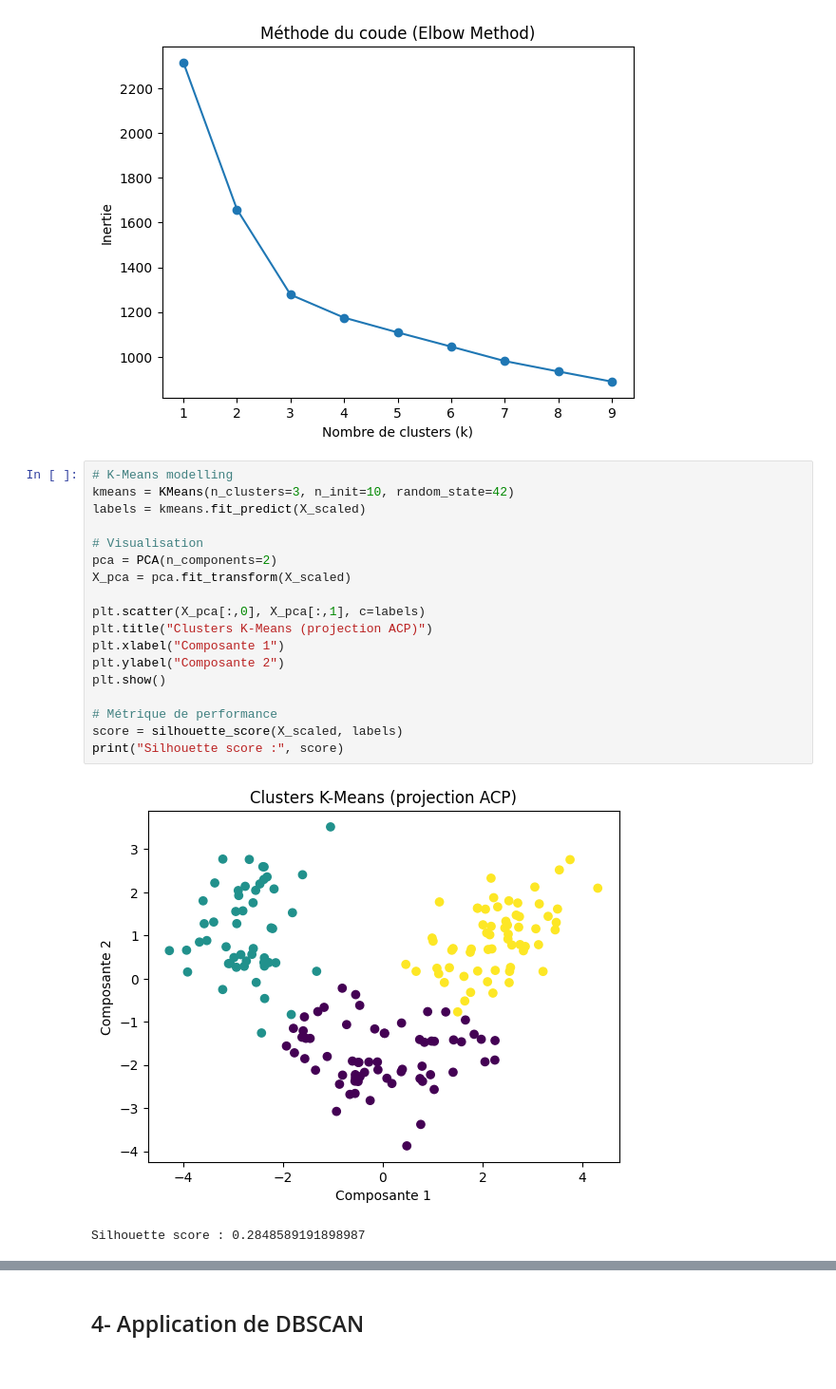
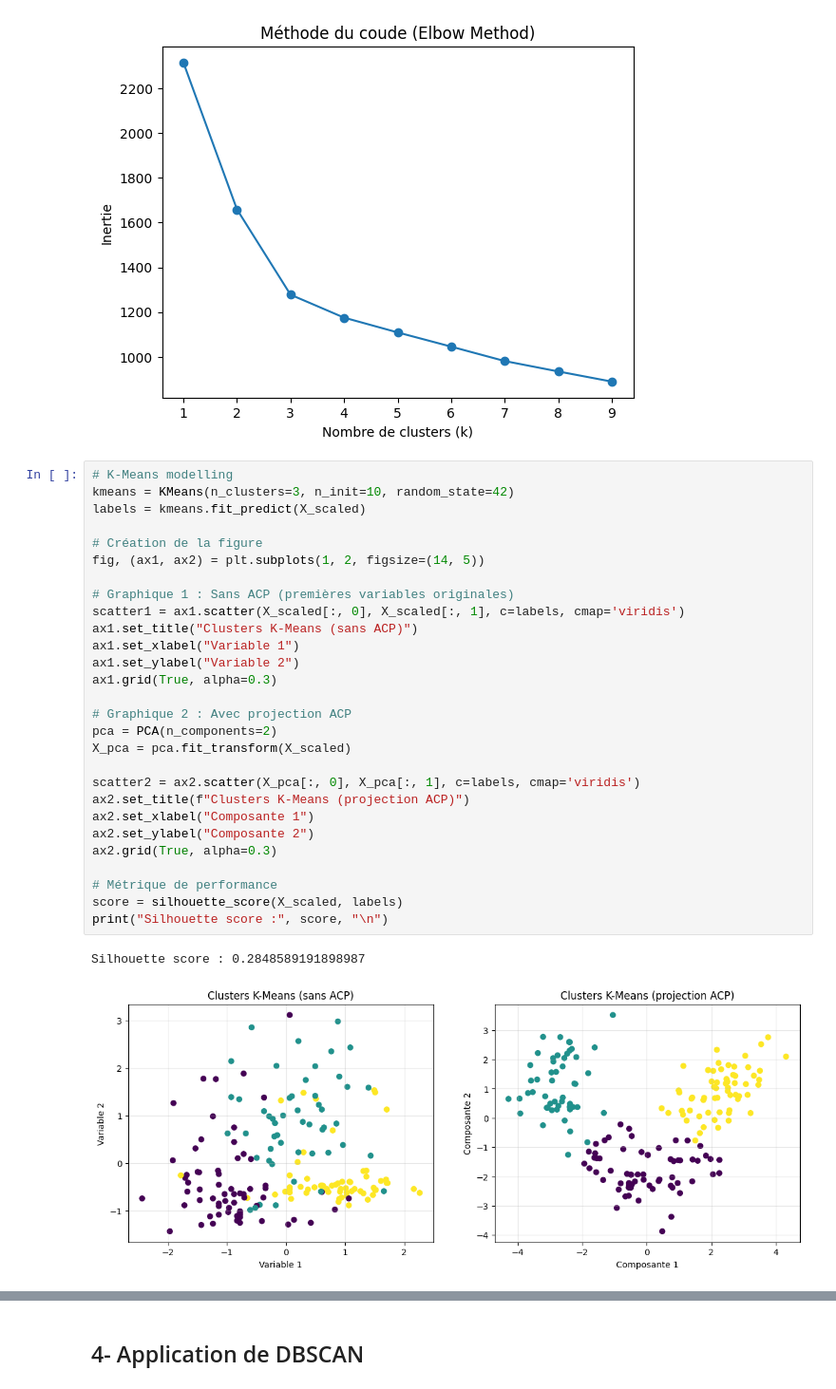
Before and after one commit to PETITLION/FRST_FDS_2025, a Jupyter notebook: TP_Wine_ML_NS_PETIOTE_L.ipynb, the cells around one changed output, grey strips where cells are left out. Shown at 95% size. Drawn from its saved outputs; the diff is of its cells as text.

```diff
--- a/TP_Wine_ML_NS_PETIOTE_L.ipynb
+++ b/TP_Wine_ML_NS_PETIOTE_L.ipynb
@@ -150,24 +150,34 @@ plt.show()
 # %%
 # K-Means modelling
 kmeans = KMeans(n_clusters=3, n_init=10, random_state=42)
 labels = kmeans.fit_predict(X_scaled)
 
-# Visualisation
+# Création de la figure
+fig, (ax1, ax2) = plt.subplots(1, 2, figsize=(14, 5))
+
+# Graphique 1 : Sans ACP (premières variables originales)
+scatter1 = ax1.scatter(X_scaled[:, 0], X_scaled[:, 1], c=labels, cmap='viridis')
+ax1.set_title("Clusters K-Means (sans ACP)")
+ax1.set_xlabel("Variable 1")
+ax1.set_ylabel("Variable 2")
+ax1.grid(True, alpha=0.3)
+
+# Graphique 2 : Avec projection ACP
 pca = PCA(n_components=2)
 X_pca = pca.fit_transform(X_scaled)
 
-plt.scatter(X_pca[:,0], X_pca[:,1], c=labels)
-plt.title("Clusters K-Means (projection ACP)")
-plt.xlabel("Composante 1")
-plt.ylabel("Composante 2")
-plt.show()
+scatter2 = ax2.scatter(X_pca[:, 0], X_pca[:, 1], c=labels, cmap='viridis')
+ax2.set_title(f"Clusters K-Means (projection ACP)")
+ax2.set_xlabel("Composante 1")
+ax2.set_ylabel("Composante 2")
+ax2.grid(True, alpha=0.3)
 
 # Métrique de performance
 score = silhouette_score(X_scaled, labels)
-print("Silhouette score :", score)
+print("Silhouette score :", score, "\n")
 # %% [output]
+Silhouette score : 0.2848589191898987
-[figure, old version]
+[figure, new version]
-Silhouette score : 0.2848589191898987
 # %% [markdown]
 ### $Commentaire$
 
```
Also changed, not shown: parts of 3 cells of this notebook.
